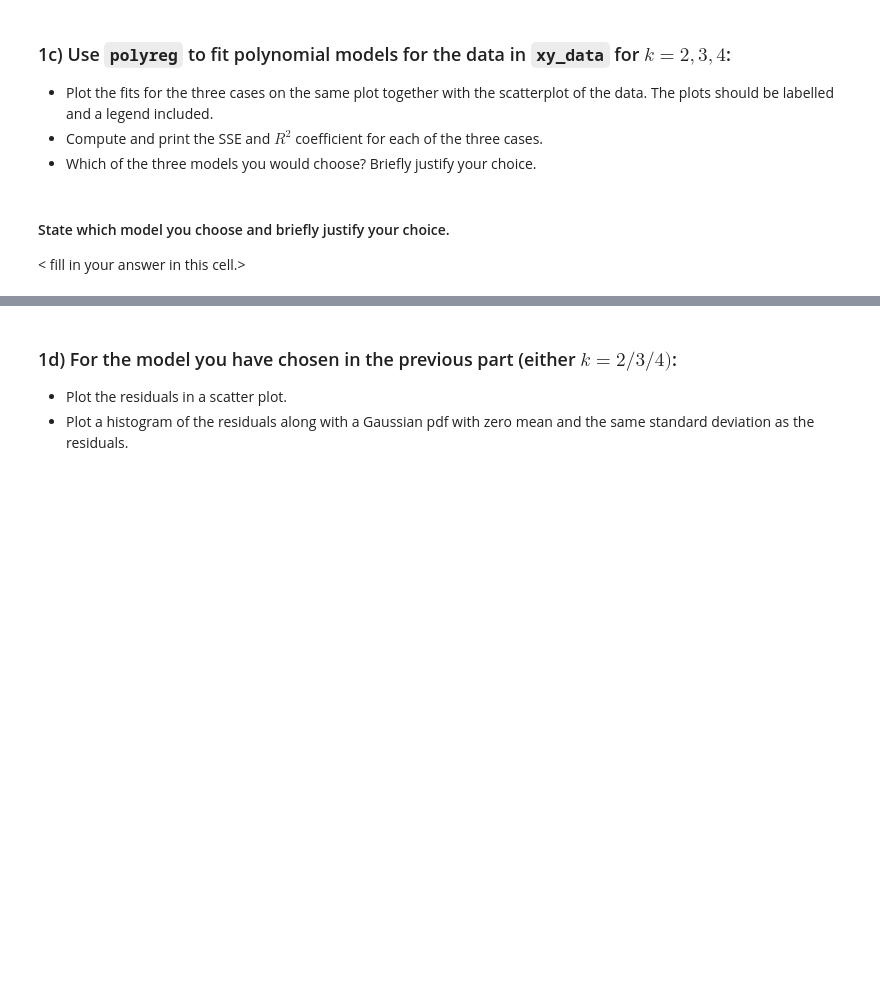
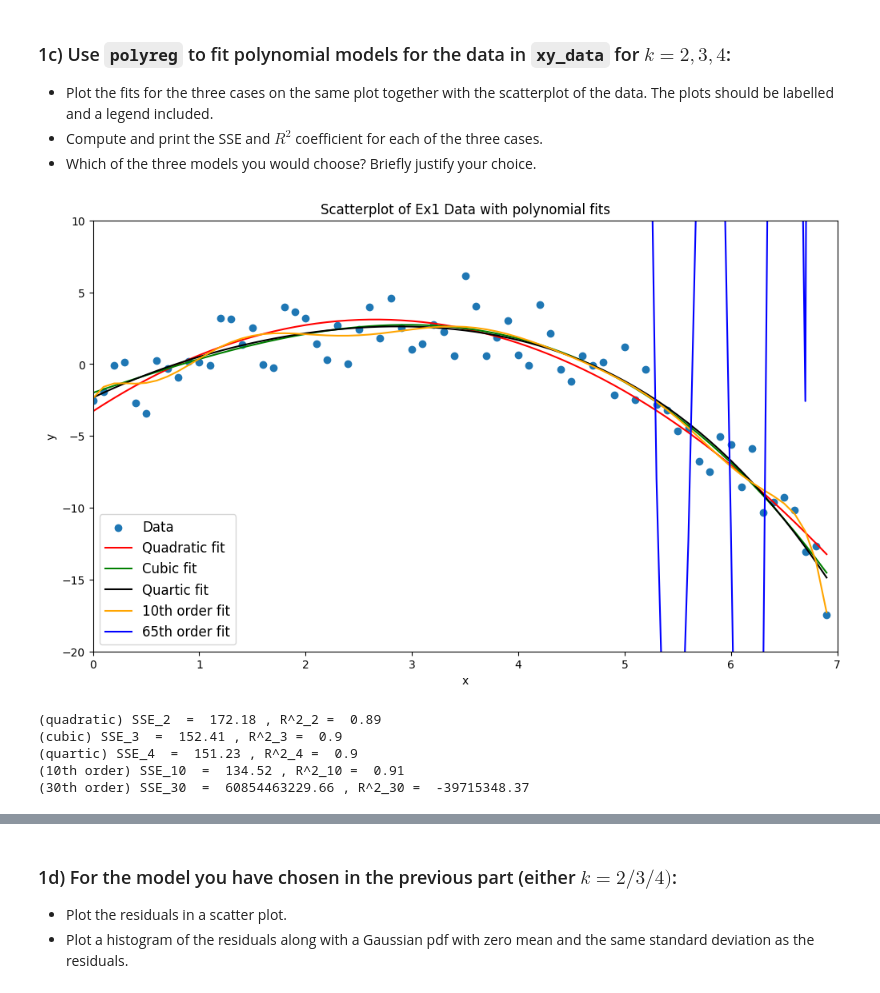
Before and after one commit to RohanDaggar/IB-data-science, a Jupyter notebook: Exercises/01 Exercise Notebook 1.ipynb, the cells around one changed output, grey strips where cells are left out. Drawn from its saved outputs; the diff is of its cells as text; code cells hidden in the pictures; blank space fills up the shorter version.

Commit message:
completion of exercise 1 tasks

```diff
--- a/Exercises/01 Exercise Notebook 1.ipynb
+++ b/Exercises/01 Exercise Notebook 1.ipynb
@@ -92,5 +92,55 @@ assert(np.round(np.linalg.norm(res_test), 3) == 19.937)
-# %% [markdown]
- #### State which model you choose and briefly justify your choice.
-
-
- < fill in your answer in this cell.>
+# %%
+#Your code here
+
+#data and polynomial fits
+xvalues, yvalues = xy_data[:,0], xy_data[:,1] # true data
+beta_quad, fit_quad, residual_quad = polyreg(xy_data, k=2) # quadratic fit
+beta_cubic, fit_cubic, residual_cubic = polyreg(xy_data, k=3) # cubic fit
+beta_quartic, fit_quartic, residual_quartic = polyreg(xy_data, k=4) # quartic fit
+beta_10, fit_10, residual_10 = polyreg(xy_data, k=10) # 10th order fit
+beta_30, fit_30, residual_30= polyreg(xy_data, k=30) # 30th order fit
+
+
+# plotting
+plt.scatter(xvalues, yvalues, label='Data')
+plt.plot(xvalues, fit_quad, label='Quadratic fit', color='red')
+plt.plot(xvalues, fit_cubic, label='Cubic fit', color='green')
+plt.plot(xvalues, fit_quartic, label='Quartic fit', color='black')
+plt.plot(xvalues, fit_10, label='10th order fit', color='orange')
+plt.plot(xvalues, fit_30, label='65th order fit', color='blue')
+
+plt.xlabel('x')
+plt.ylabel('y')
+plt.axis((0,7,-20,10))
+plt.title('Scatterplot of Ex1 Data with polynomial fits')
+plt.legend(fontsize = 'large')
+plt.savefig('Exercise 1 linear regression of data points')
+plt.show()
+
+# computing values of SSE and R^2
+def SSE(residuals):
+    # SSE = sum of residuals squared
+    return np.sum(residuals**2)
+def R2(data, SSE):
+    # R^2 = 1 - SSE(from the data)/sum of squared deviations from the mean(or the SSE of the k=0 fit)
+    return 1 - SSE/np.sum((data - np.mean(data))**2)
+
+SSE_2 = SSE(residual_quad)
+SSE_3 = SSE(residual_cubic)
+SSE_4 = SSE(residual_quartic)
+R2_2 = R2(yvalues, SSE_2)
+R2_3 = R2(yvalues, SSE_3)
+R2_4 = R2(yvalues, SSE_4)
+
+print('(quadratic) SSE_2  = ', np.round_(SSE_2, 2), ', R^2_2 = ', np.round_(R2_2, 2))
+print('(cubic) SSE_3  = ', np.round_(SSE_3, 2), ', R^2_3 = ', np.round_(R2_3, 2))
+print('(quartic) SSE_4  = ', np.round_(SSE_4, 2), ', R^2_4 = ', np.round_(R2_4, 2))
+print('(10th order) SSE_10  = ', np.round_(SSE(residual_10), 2), ', R^2_10 = ', np.round_(R2(yvalues, SSE(residual_10)), 2))
+print('(30th order) SSE_30  = ', np.round_(SSE(residual_30), 2), ', R^2_30 = ', np.round_(R2(yvalues, SSE(residual_30)), 2))
+# %% [output]
+[figure, added]
+(quadratic) SSE_2  =  172.18 , R^2_2 =  0.89
+(cubic) SSE_3  =  152.41 , R^2_3 =  0.9
+(quartic) SSE_4  =  151.23 , R^2_4 =  0.9
+(10th order) SSE_10  =  134.52 , R^2_10 =  0.91
+(30th order) SSE_30  =  60854463229.66 , R^2_30 =  -39715348.37
```
Also changed, not shown: parts of 6 cells of this notebook, 5 other files.
